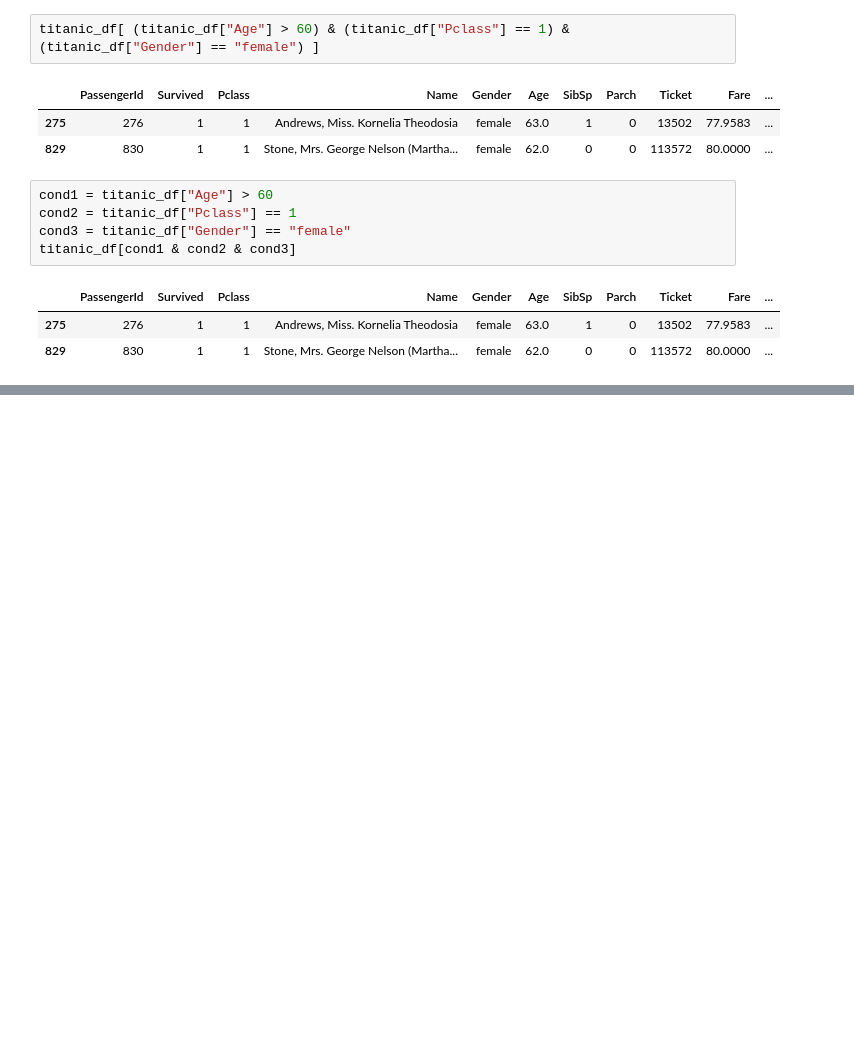
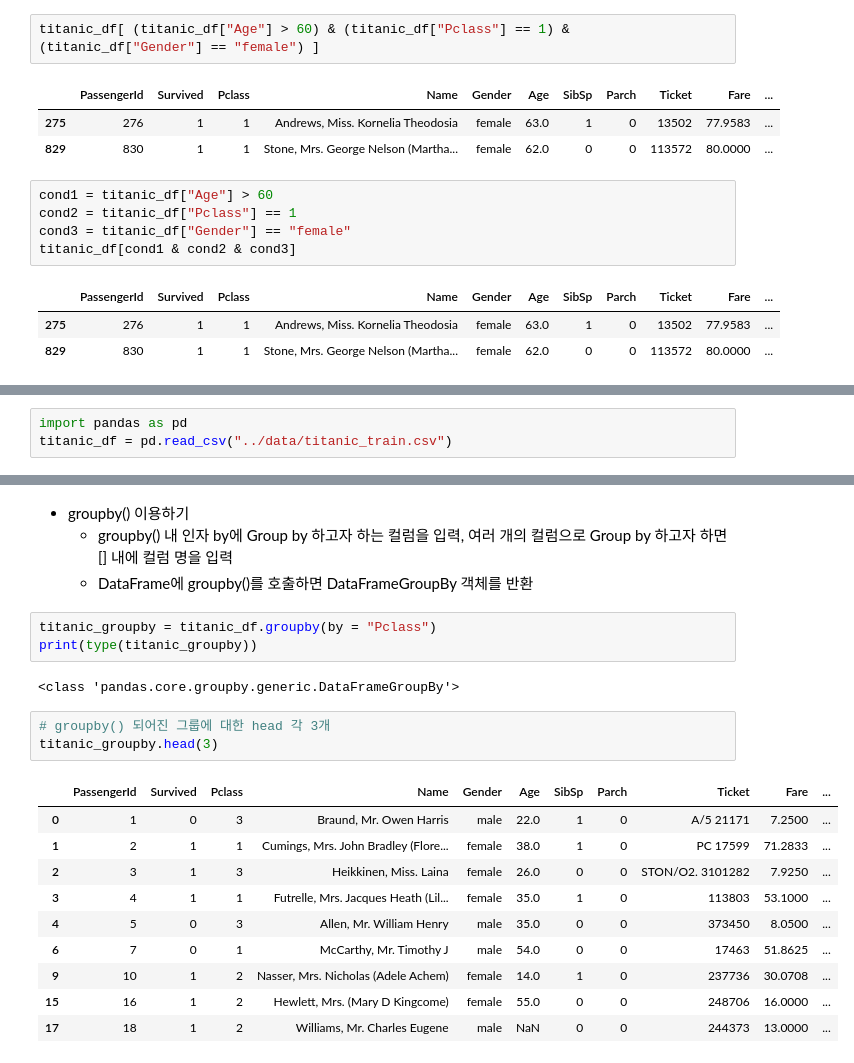
Before and after one commit to Ahram-Jeong/python-ml, a Jupyter notebook: 1_numpy-pandas/1.2_pandas.ipynb, the cells around one changed output, grey strips where cells are left out. Drawn from its saved outputs; the diff is of its cells as text; blank space fills up the shorter version.

Commit message:
20241122 - Pandas : DataFrame의 정렬, Aggregation 함수와 Group by 수행

```diff
--- a/1_numpy-pandas/1.2_pandas.ipynb
+++ b/1_numpy-pandas/1.2_pandas.ipynb
@@ -800,0 +814,3 @@ titanic_df[cond1 & cond2 & cond3]
+# %%
+import pandas as pd
+titanic_df = pd.read_csv("../data/titanic_train.csv")
@@ -800,0 +881,23 @@ titanic_df[cond1 & cond2 & cond3]
+# %% [markdown]
+- groupby() 이용하기
+    - groupby() 내 인자 by에 Group by 하고자 하는 컬럼을 입력, 여러 개의 컬럼으로 Group by 하고자 하면 [] 내에 컬럼 명을 입력
+    - DataFrame에 groupby()를 호출하면 DataFrameGroupBy 객체를 반환
+# %%
+titanic_groupby = titanic_df.groupby(by = "Pclass")
+print(type(titanic_groupby))
+# %% [output]
+<class 'pandas.core.groupby.generic.DataFrameGroupBy'>
+# %%
+# groupby() 되어진 그룹에 대한 head 각 3개
+titanic_groupby.head(3)
+# %% [output]
+|  | PassengerId | Survived | Pclass | Name | Gender | Age | SibSp | Parch | Ticket | Fare | ... |
+| 0 | 1 | 0 | 3 | Braund, Mr. Owen Harris | male | 22.0 | 1 | 0 | A/5 21171 | 7.2500 | ... |
+| 1 | 2 | 1 | 1 | Cumings, Mrs. John Bradley (Flore... | female | 38.0 | 1 | 0 | PC 17599 | 71.2833 | ... |
+| 2 | 3 | 1 | 3 | Heikkinen, Miss. Laina | female | 26.0 | 0 | 0 | STON/O2. 3101282 | 7.9250 | ... |
+| 3 | 4 | 1 | 1 | Futrelle, Mrs. Jacques Heath (Lil... | female | 35.0 | 1 | 0 | 113803 | 53.1000 | ... |
+| 4 | 5 | 0 | 3 | Allen, Mr. William Henry | male | 35.0 | 0 | 0 | 373450 | 8.0500 | ... |
+| 6 | 7 | 0 | 1 | McCarthy, Mr. Timothy J | male | 54.0 | 0 | 0 | 17463 | 51.8625 | ... |
+| 9 | 10 | 1 | 2 | Nasser, Mrs. Nicholas (Adele Achem) | female | 14.0 | 1 | 0 | 237736 | 30.0708 | ... |
+| 15 | 16 | 1 | 2 | Hewlett, Mrs. (Mary D Kingcome) | female | 55.0 | 0 | 0 | 248706 | 16.0000 | ... |
+| 17 | 18 | 1 | 2 | Williams, Mr. Charles Eugene | male | NaN | 0 | 0 | 244373 | 13.0000 | ... |
```
Also changed, not shown: parts of 21 cells of this notebook.
